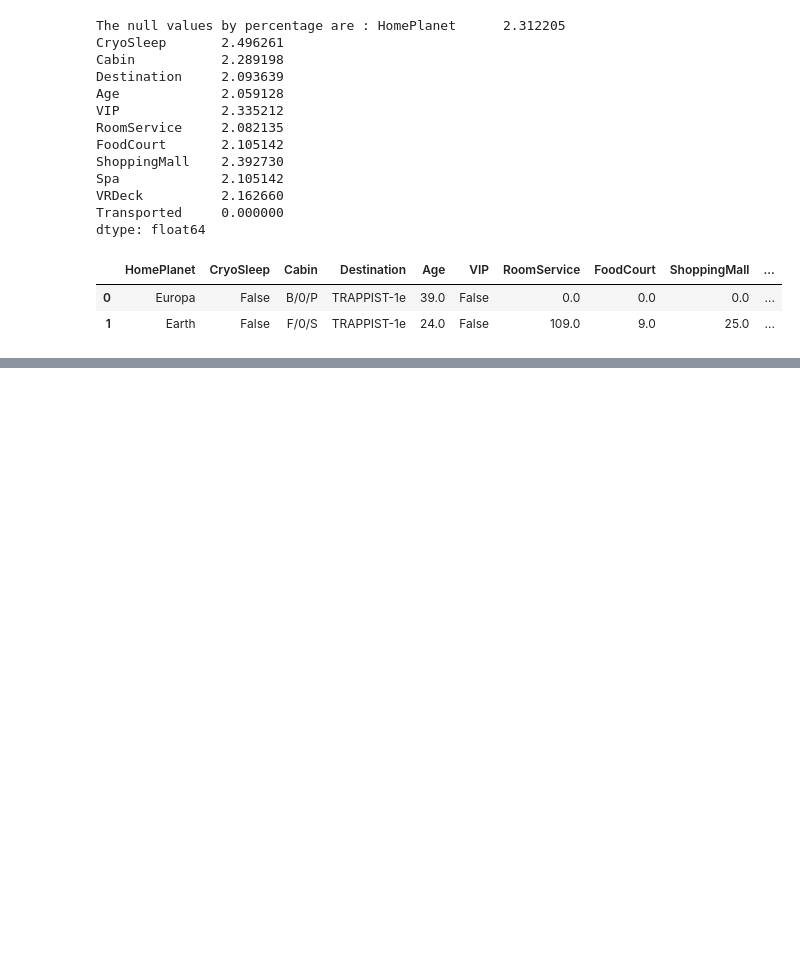
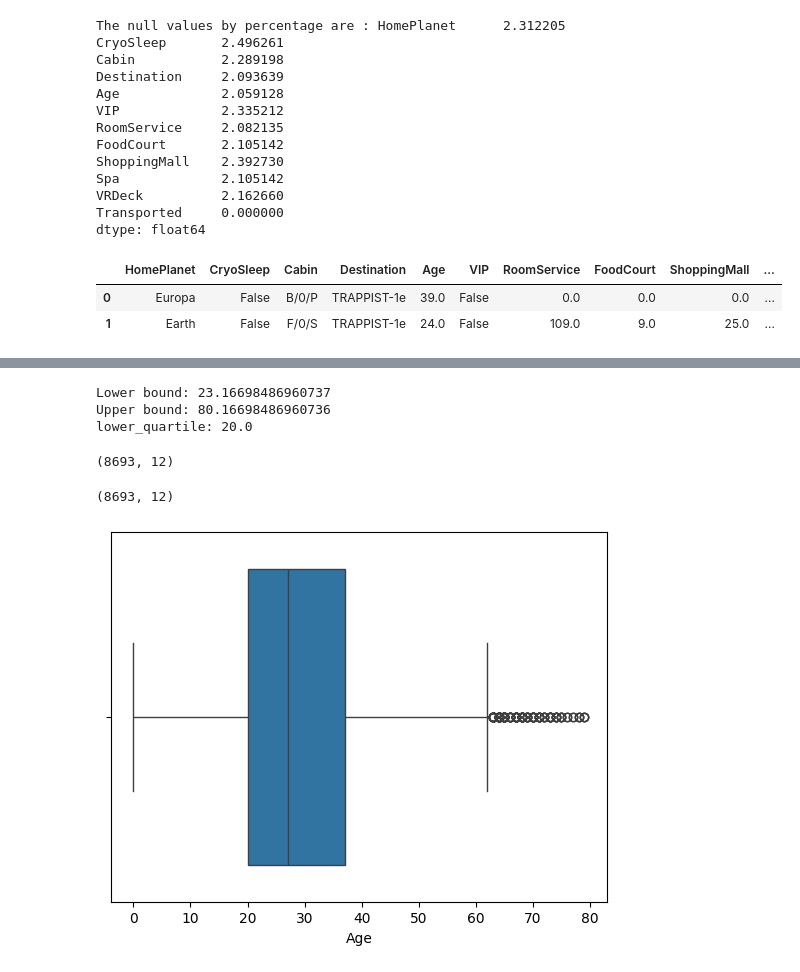
Before and after one commit to awaaat/Machine_learning-Deep_learning, a Jupyter notebook: Titanic_survival_classification_project.ipynb, the cells around one changed output, grey strips where cells are left out. Cells and saved outputs as stored; diff of their text form; code cells hidden in the pictures; blank space fills up the shorter version.

```diff
--- a/Titanic_survival_classification_project.ipynb
+++ b/Titanic_survival_classification_project.ipynb
@@ -184,0 +295,35 @@ dtype: int64
+# %%
+import numpy as np
+lower_quartile = np.percentile(df21["Age"], 25, interpolation = "midpoint")
+upper_quartile = np.percentile(df21["Age"], 75, interpolation = "midpoint")
+inter_quartile_range = (upper_quartile - lower_quartile)
+mean_age = df21["Age"].mean()
+standard_deviation_age = df21["Age"].std()
+upper_bound = (mean_age + (upper_quartile + standard_deviation_age))
+lower_bound = (mean_age - (lower_quartile - standard_deviation_age))
+print(f"Lower bound: {lower_bound}")
+print(f"Upper bound: {upper_bound}")
+#df21.drop(upper_bound, inplace = True)
+print(f"lower_quartile: {lower_quartile}")
+# %% [output]
+Lower bound: 23.16698486960737
+Upper bound: 80.16698486960736
+lower_quartile: 20.0
+# %%
+#So let us have a new dataframe in which we have no outliers of age
+
+#df22 = df21[(df21["Age"]>= lower_bound) & (df21["Age"]<=upper_bound)]
+df21.shape
+# %% [output]
+(8693, 12)
+# %%
+df22 = df21.copy()
+df22.head()
+df22.shape
+# %% [output]
+(8693, 12)
+# %%
+sb.boxplot(df22["Age"], orient = "h")
+plt.show()
+# %% [output]
+[figure, added]
```
Also changed, not shown: parts of 39 cells of this notebook.
